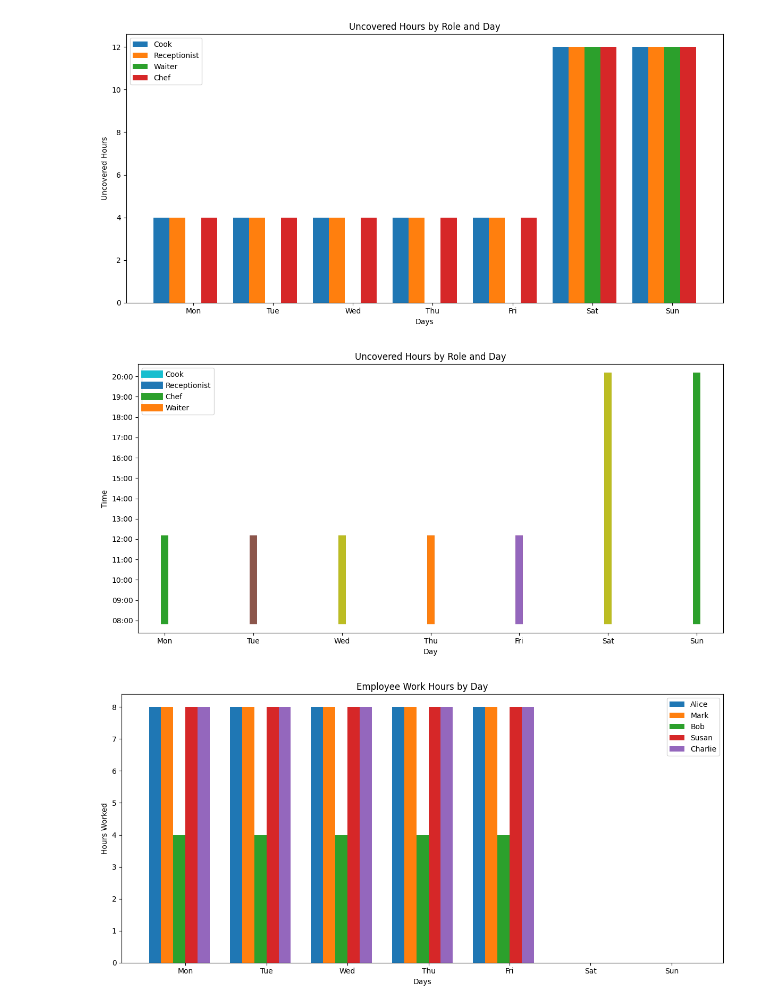
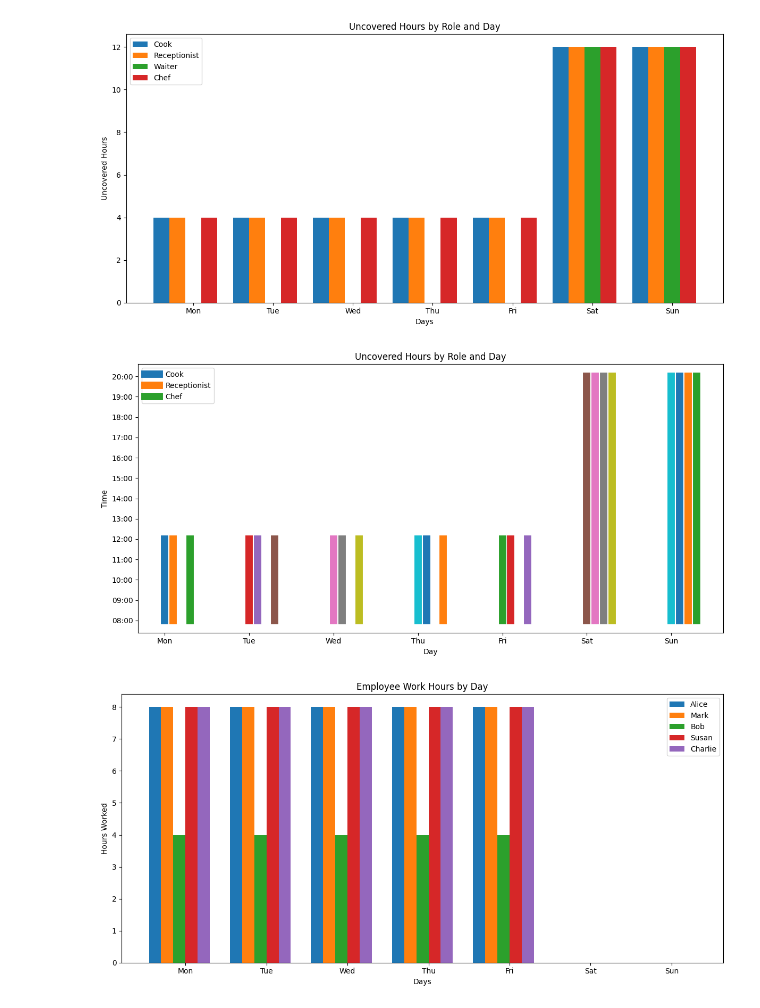
Before and after one commit to Alssndr0/ai-hack-nordic-2024, a Jupyter notebook: code/schedule.ipynb, the cells around one changed output. Drawn from its saved outputs; the diff is of its cells as text; code cells hidden in the pictures.

```diff
--- a/code/schedule.ipynb
+++ b/code/schedule.ipynb
@@ -349,37 +349,37 @@ def plot_uncovered_hours_by_time(uncovered_results, opening_hours):
     for i, day in enumerate(days):
         day_start = datetime.combine(datetime.today(), opening_times[day]['Start'])
         day_end = datetime.combine(datetime.today(), opening_times[day]['End'])
 
-        for role in roles:
+        for j, role in enumerate(roles):
             uncovered_hours = uncovered_results[day][role]
             if uncovered_hours > 0:
                 start_time = day_start
                 end_time = start_time + timedelta(hours=uncovered_hours)
 
-                # Plot uncovered hours (swapped x and y)
-                ax.plot([i, i], [start_time, end_time], label=role, linewidth=10)
+                # Adjust the x-position slightly for each role to avoid overlapping
+                ax.plot([i + j*0.1, i + j*0.1], [start_time, end_time], label=role if i == 0 else "", linewidth=10)
 
     # Customize the plot
     ax.yaxis.set_major_locator(mdates.HourLocator(interval=1))
     ax.yaxis.set_major_formatter(mdates.DateFormatter('%H:%M'))
     ax.set_xticks(range(len(days)))
     ax.set_xticklabels(days)
     ax.set_ylabel('Time')
     ax.set_xlabel('Day')
     ax.set_title('Uncovered Hours by Role and Day')
 
     # Adjust legend to show each role only once
     handles, labels = ax.get_legend_handles_labels()
     by_label = dict(zip(labels, handles))
     ax.legend(by_label.values(), by_label.keys())
 
     # Show the plot
     plt.tight_layout()
     plt.show()
 
 plot_uncovered_hours_by_time(uncovered_results, opening_hours)
 # %% [output]
-[figure, old version]
+[figure, new version]
 # %%
 def plot_employee_work_hours(schedule_results):
     # Prepare data for plotting
```
